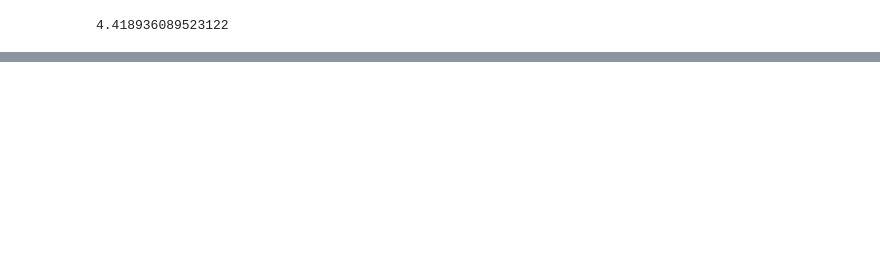
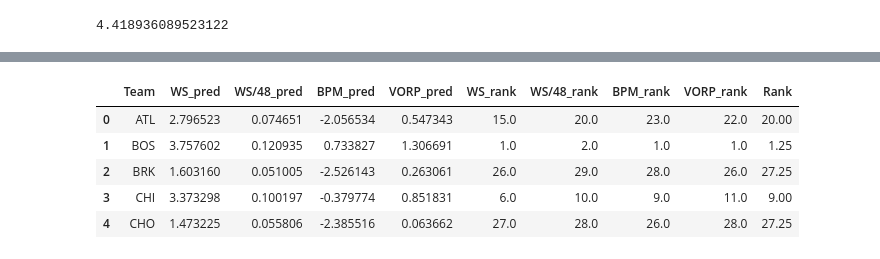
Before and after one commit to koflanovicsk/NBA_GT_ML, a Jupyter notebook: Player_dev.ipynb, the cells around one changed output, grey strips where cells are left out. Saved outputs shown, nothing was run; the diff lists cells and outputs as text; code cells hidden in the pictures; blank space fills up the shorter version.

```diff
--- a/Player_dev.ipynb
+++ b/Player_dev.ipynb
@@ -577,6 +586,9 @@ def predict_bpm(player_name):
 predict_bpm('Stephen Curry')
 # %% [output]
 5.275401391285338
+# %%
+#continue with the team star power
+starpowerdf['BPM_pred'] = starpowerdf['Player'].apply(predict_bpm)
 # %%
 #now we will create a similar model for the VORP column
 #make the index the Player column
@@ -626,9 +638,9 @@ Mean Squared Error: 0.599451185161676
 #now we will create a function that will take the player name  as input and will return the predicted VORP for the player in the next season
 def predict_vorp(player_name):
     #create a df with the player name and the team name
-    player_df = model_4_df[(model_4_df.index == player_name) ]
+    player_df4 = model_4_df[(model_4_df.index == player_name) ]
     #predict the WS_y column for the player
-    vorp_pred = model.predict(player_df.drop(columns=['VORP_y']))
+    vorp_pred = model.predict(player_df4.drop(columns=['VORP_y']))
     return vorp_pred[0]
 
 #test the function
@@ -642,0 +664,21 @@ predict_vorp('Stephen Curry')
+# %%
+#group the starpowerdf by the Team column and get the mean of the WS_pred, WS/48_pred, BPM_pred and VORP_pred columns
+team_starpower = starpowerdf.groupby('Team')[['WS_pred','WS/48_pred','BPM_pred','VORP_pred']].mean().reset_index()
+#create a rank column for each team based on the WS_pred column
+team_starpower['WS_rank'] = team_starpower['WS_pred'].rank(ascending=False)
+#create a rank column for each team based on the WS/48_pred column
+team_starpower['WS/48_rank'] = team_starpower['WS/48_pred'].rank(ascending=False)
+#create a rank column for each team based on the BPM_pred column
+team_starpower['BPM_rank'] = team_starpower['BPM_pred'].rank(ascending=False)
+#create a rank column for each team based on the VORP_pred column
+team_starpower['VORP_rank'] = team_starpower['VORP_pred'].rank(ascending=False)
+#create a starpower column for each team which is the sum of the WS_rank, WS/48_rank, BPM_rank and VORP_rank columns
+team_starpower['Rank'] = (team_starpower['WS_rank'] + team_starpower['WS/48_rank'] + team_starpower['BPM_rank'] + team_starpower['VORP_rank']) / 4
+team_starpower.head(5)
+# %% [output]
+|  | Team | WS_pred | WS/48_pred | BPM_pred | VORP_pred | WS_rank | WS/48_rank | BPM_rank | VORP_rank | Rank |
+| 0 | ATL | 2.796523 | 0.074651 | -2.056534 | 0.547343 | 15.0 | 20.0 | 23.0 | 22.0 | 20.00 |
+| 1 | BOS | 3.757602 | 0.120935 | 0.733827 | 1.306691 | 1.0 | 2.0 | 1.0 | 1.0 | 1.25 |
+| 2 | BRK | 1.603160 | 0.051005 | -2.526143 | 0.263061 | 26.0 | 29.0 | 28.0 | 26.0 | 27.25 |
+| 3 | CHI | 3.373298 | 0.100197 | -0.379774 | 0.851831 | 6.0 | 10.0 | 9.0 | 11.0 | 9.00 |
+| 4 | CHO | 1.473225 | 0.055806 | -2.385516 | 0.063662 | 27.0 | 28.0 | 26.0 | 28.0 | 27.25 |
```
Also changed, not shown: parts of 30 cells of this notebook, 8 other files.
